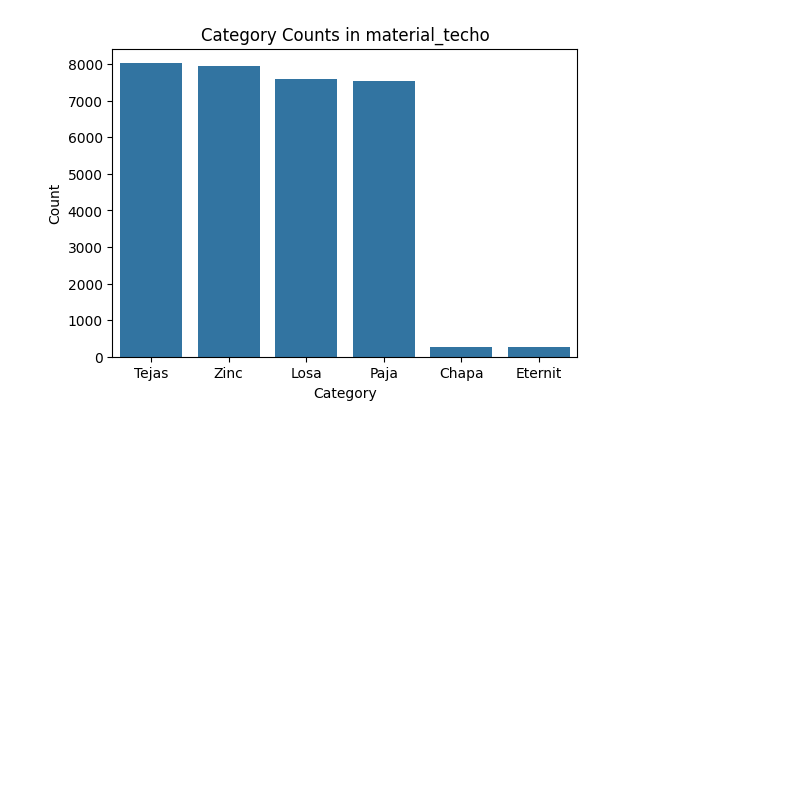
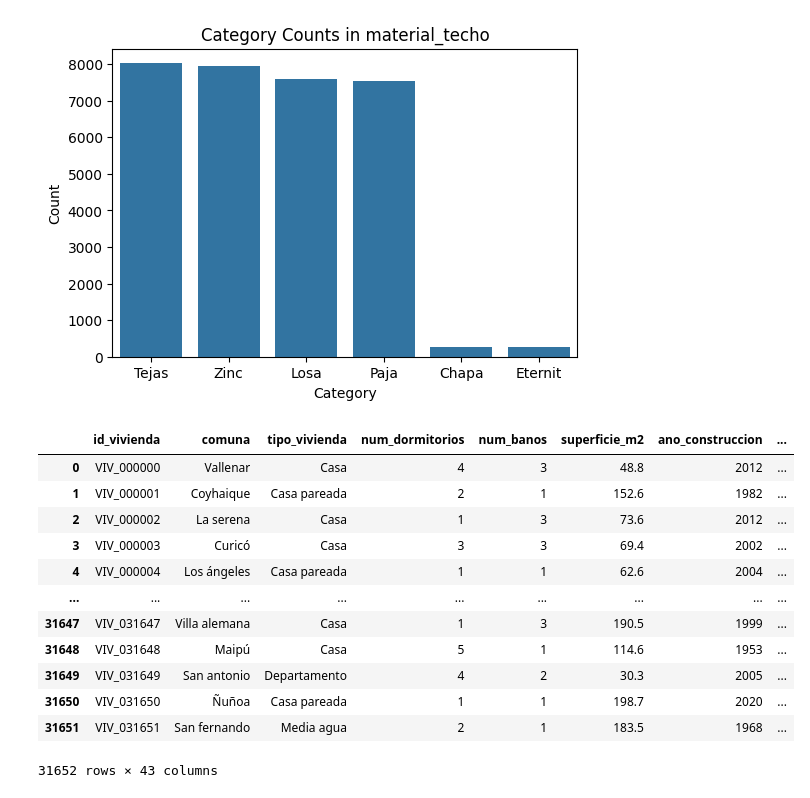
Before and after one commit to FelipeCabelloE/data_observatory_test_062025, a Jupyter notebook: notebooks/0.02-fnc-pregunta-2.ipynb, the cells around one changed output. Saved outputs shown, nothing was run; the diff lists cells and outputs as text; code cells hidden in the pictures; blank space fills up the shorter version.

```diff
--- a/notebooks/0.02-fnc-pregunta-2.ipynb
+++ b/notebooks/0.02-fnc-pregunta-2.ipynb
@@ -304,14 +315,5 @@ Identifica y documenta inconsistencias en:
 Para cada inconsistencia, calcula: - Número de registros afectados - Magnitud promedio de la discrepancia - Rango de valores problemáticos
 # %%
 print("\n--- 2.1.1. Análisis de Coherencia Interna ---")
-
-# --- 1. Coherencia Demográfica: Total Personas vs. Desglose ---
-print("\nValidando consistencia demográfica...")
-
-# A) Personas vs. Género
-df_viviendas['suma_genero'] = df_viviendas['num_hombres'] + df_viviendas['num_mujeres']
-inconsistencia_genero = df_viviendas[df_viviendas['num_personas_hogar'] != df_viviendas['suma_genero']]
-print(f"Problema 1: 'num_personas_hogar' no coincide con la suma de 'hombres' y 'mujeres'.")
-print(f"Registros afectados: {len(inconsistencia_genero)}")
 # %% [output]
 --- 2.1.1. Análisis de Coherencia Interna ---
@@ -556,8 +554,8 @@ df_indicadores['indice_masculinidad'] = df_indicadores['indice_masculinidad'].re
 
 # C) Porcentaje de población por grupo etario por hogar
 df_indicadores["porc_menores_18"] = df_indicadores["num_menores_18"] / df_indicadores["num_personas_hogar"] * 100
-df_indicadores["num_adultos_18_64"] = df_indicadores["num_adultos_18_64"] / df_indicadores["num_personas_hogar"] * 100
-df_indicadores["num_adultos_65_plus"] = df_indicadores["num_adultos_65_plus"] / df_indicadores["num_personas_hogar"] * 100
+df_indicadores["porc_adultos_18_64"] = df_indicadores["num_adultos_18_64"] / df_indicadores["num_personas_hogar"] * 100
+df_indicadores["porc_adultos_65_plus"] = df_indicadores["num_adultos_65_plus"] / df_indicadores["num_personas_hogar"] * 100
 
 # D) Ingreso per cápita
 df_indicadores['ingreso_per_capita'] = df_indicadores['ingreso_mensual_hogar'] / df_indicadores['num_personas_hogar']
@@ -688,5 +686,20 @@ for col in ["tipo_vivienda", "material_paredes", "material_techo"]:
 [figure]
 # %%
 # tamaño de las viviendas segun su año de construccion
+df_indicadores
+# %% [output]
+|  | id_vivienda | comuna | tipo_vivienda | num_dormitorios | num_banos | superficie_m2 | ano_construccion | ... |
+| 0 | VIV_000000 | Vallenar | Casa | 4 | 3 | 48.8 | 2012 | ... |
+| 1 | VIV_000001 | Coyhaique | Casa pareada | 2 | 1 | 152.6 | 1982 | ... |
+| 2 | VIV_000002 | La serena | Casa | 1 | 3 | 73.6 | 2012 | ... |
+| 3 | VIV_000003 | Curicó | Casa | 3 | 3 | 69.4 | 2002 | ... |
+| 4 | VIV_000004 | Los ángeles | Casa pareada | 1 | 1 | 62.6 | 2004 | ... |
+| ... | ... | ... | ... | ... | ... | ... | ... | ... |
+| 31647 | VIV_031647 | Villa alemana | Casa | 1 | 3 | 190.5 | 1999 | ... |
+| 31648 | VIV_031648 | Maipú | Casa | 5 | 1 | 114.6 | 1953 | ... |
+| 31649 | VIV_031649 | San antonio | Departamento | 4 | 2 | 30.3 | 2005 | ... |
+| 31650 | VIV_031650 | Ñuñoa | Casa pareada | 1 | 1 | 198.7 | 2020 | ... |
+| 31651 | VIV_031651 | San fernando | Media agua | 2 | 1 | 183.5 | 1968 | ... |
+31652 rows × 43 columns
 # %%
 df_indicadores.to_csv(INTERIM_DATA_DIR / "indicadores_vivienda_interim.csv")
```
Also changed, not shown: parts of 11 cells of this notebook, 17 other files.
